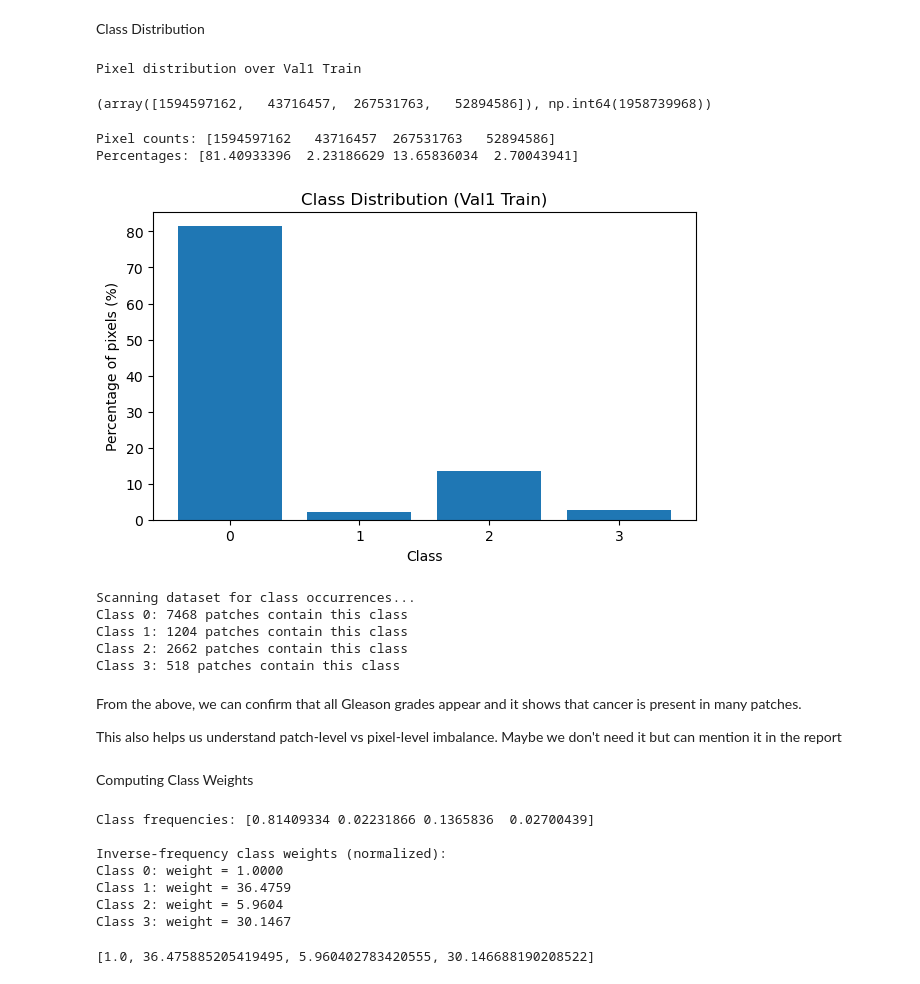
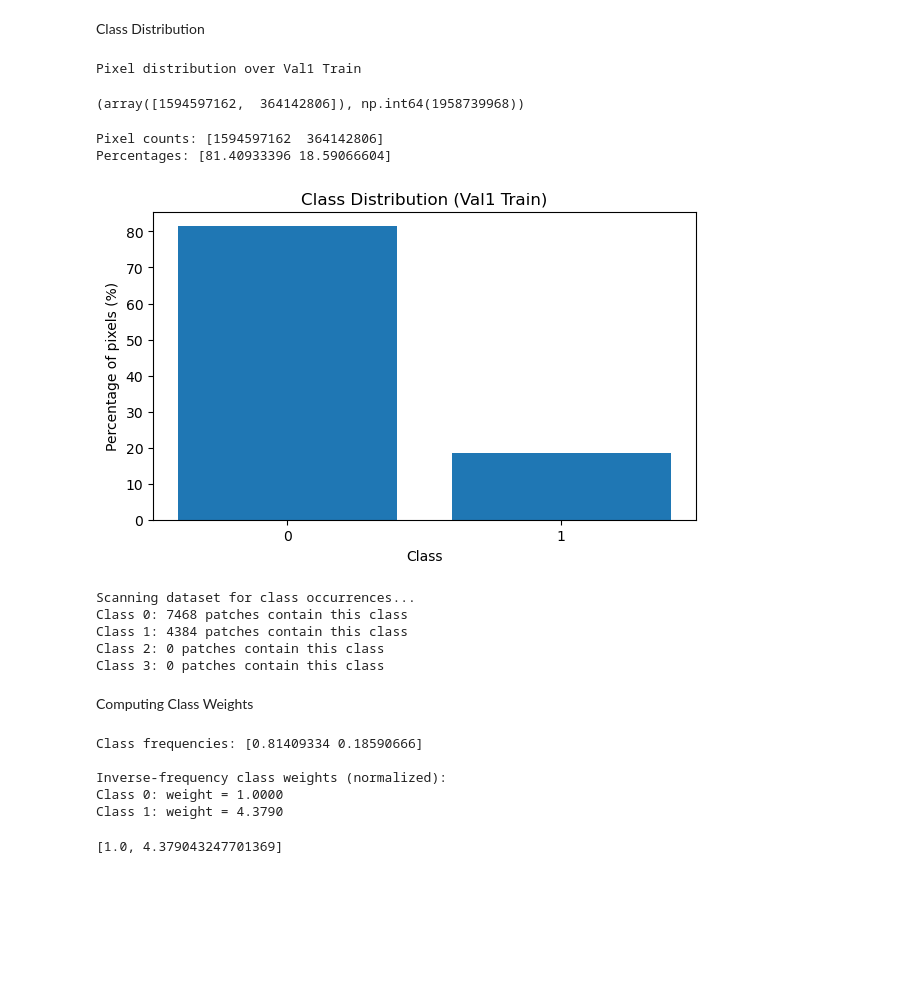
Before and after one commit to rkakooza/CP8321-sicapv2-gleason-segmentation, a Jupyter notebook: notebooks/01_dataset_exploration.ipynb, the cells around one changed output. Drawn from its saved outputs; the diff is of its cells as text; code cells hidden in the pictures; blank space fills up the shorter version.

```diff
--- a/notebooks/01_dataset_exploration.ipynb
+++ b/notebooks/01_dataset_exploration.ipynb
@@ -186,7 +186,7 @@ Saved combined image to: /Users/rkakooza/Desktop/sicapv2-gleason-segmentation/re
 Class Distribution
 # %%
 # Count pixels for classes 0–3
-num_classes = 4
+num_classes = 2
 pixel_counts = np.zeros(num_classes, dtype=np.int64)
 
 print("Pixel distribution over Val1 Train")
@@ -199,24 +199,24 @@ for img, mask in tqdm(train_ds):
 pixel_counts, pixel_counts.sum()
 # %% [output]
 Pixel distribution over Val1 Train
-(array([1594597162,   43716457,  267531763,   52894586]), np.int64(1958739968))
+(array([1594597162,  364142806]), np.int64(1958739968))
 # %%
 total_pixels = pixel_counts.sum()
 percentages = (pixel_counts / total_pixels) * 100
 
 print("Pixel counts:", pixel_counts)
 print("Percentages:", percentages)
 
 plt.figure(figsize=(7,4))
-plt.bar(range(num_classes), percentages, tick_label=[0,1,2,3])
+plt.bar(range(num_classes), percentages, tick_label=[0,1])
 plt.title("Class Distribution (Val1 Train)")
 plt.xlabel("Class")
 plt.ylabel("Percentage of pixels (%)")
 plt.show()
 # %% [output]
-Pixel counts: [1594597162   43716457  267531763   52894586]
-Percentages: [81.40933396  2.23186629 13.65836034  2.70043941]
+Pixel counts: [1594597162  364142806]
+Percentages: [81.40933396 18.59066604]
-[figure, old version]
+[figure, new version]
 # %%
 # Lets see how classes are distributed in patches
 class_indices = defaultdict(list)
@@ -233,13 +233,9 @@ for c in range(4):
 # %% [output]
 Scanning dataset for class occurrences...
 Class 0: 7468 patches contain this class
-Class 1: 1204 patches contain this class
-Class 2: 2662 patches contain this class
-Class 3: 518 patches contain this class
+Class 1: 4384 patches contain this class
+Class 2: 0 patches contain this class
+Class 3: 0 patches contain this class
-# %% [markdown]
-From the above, we can confirm that all Gleason grades appear and it shows that cancer is present in many patches.
-
-This also helps us understand patch-level vs pixel-level imbalance. Maybe we don't need it but can mention it in the report
 # %% [markdown]
 Computing Class Weights
 # %%
@@ -261,11 +257,9 @@ for c, w in enumerate(class_weights):
 class_weights_list = class_weights.tolist()
 class_weights_list
 # %% [output]
-Class frequencies: [0.81409334 0.02231866 0.1365836  0.02700439]
+Class frequencies: [0.81409334 0.18590666]
 
 Inverse-frequency class weights (normalized):
 Class 0: weight = 1.0000
-Class 1: weight = 36.4759
-Class 2: weight = 5.9604
-Class 3: weight = 30.1467
+Class 1: weight = 4.3790
-[1.0, 36.475885205419495, 5.960402783420555, 30.146688190208522]
+[1.0, 4.379043247701369]
```
Also changed, not shown: parts of 3 cells of this notebook.
